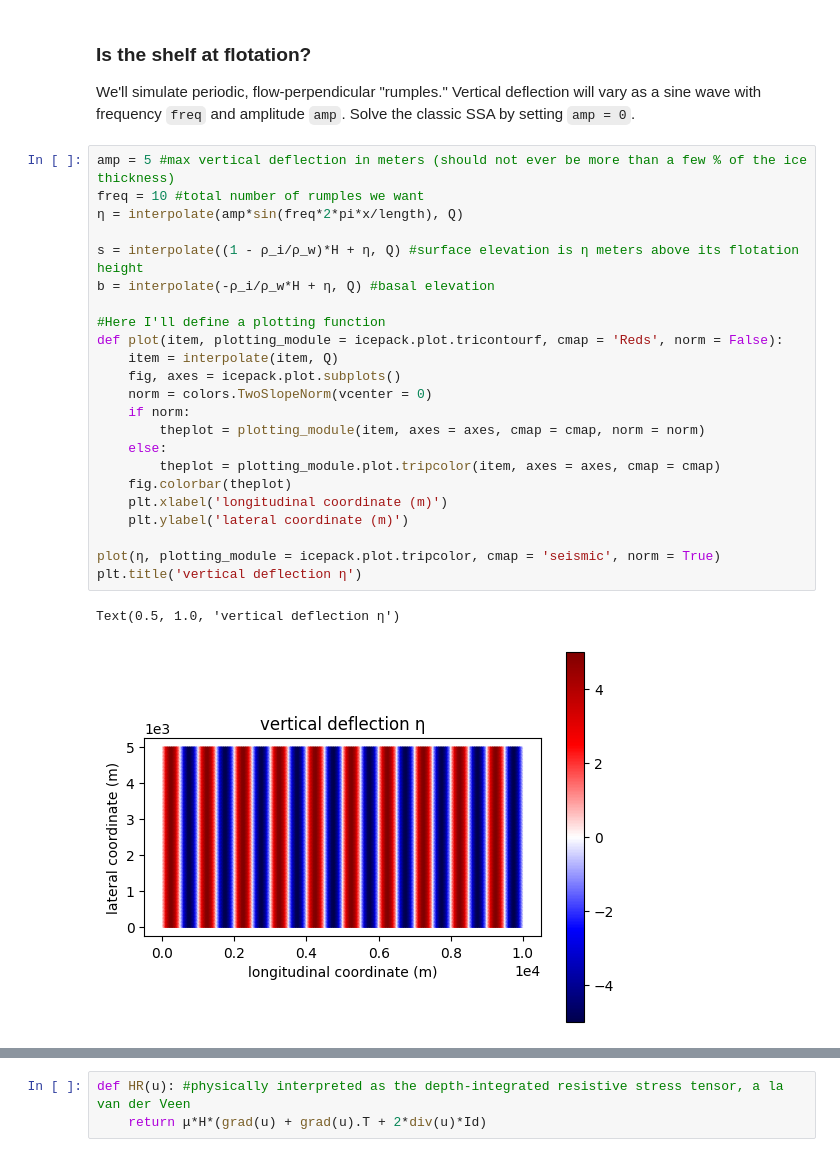
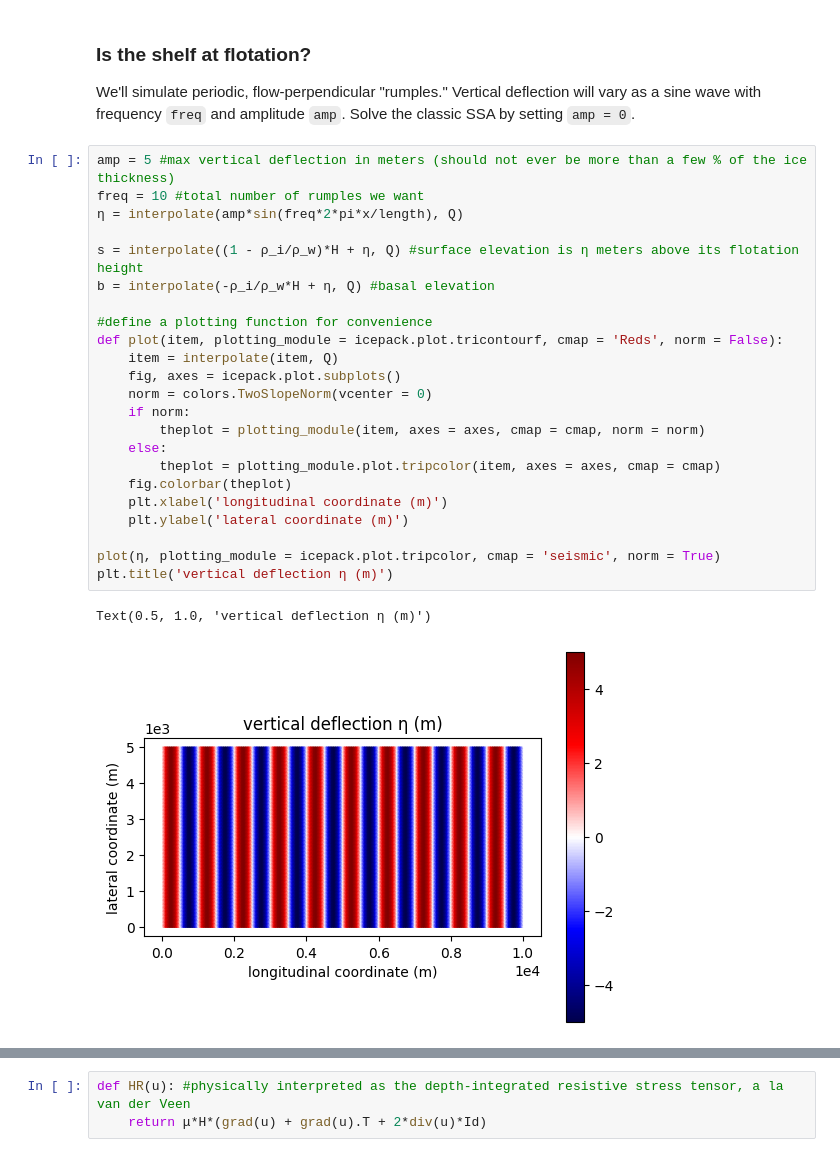
Before and after one commit to chrismiele/weird_flex, a Jupyter notebook: modified_SSA_firedrake.ipynb, the cells around one changed output, grey strips where cells are left out. Saved outputs shown, nothing was run; the diff lists cells and outputs as text.

```diff
--- a/modified_SSA_firedrake.ipynb
+++ b/modified_SSA_firedrake.ipynb
@@ -74,29 +74,29 @@ We'll simulate periodic, flow-perpendicular "rumples." Vertical deflection will
 # %%
 amp = 5 #max vertical deflection in meters (should not ever be more than a few % of the ice thickness)
 freq = 10 #total number of rumples we want
 η = interpolate(amp*sin(freq*2*pi*x/length), Q)
 
 s = interpolate((1 - ρ_i/ρ_w)*H + η, Q) #surface elevation is η meters above its flotation height
 b = interpolate(-ρ_i/ρ_w*H + η, Q) #basal elevation
 
-#Here I'll define a plotting function
+#define a plotting function for convenience
 def plot(item, plotting_module = icepack.plot.tricontourf, cmap = 'Reds', norm = False):
     item = interpolate(item, Q)
     fig, axes = icepack.plot.subplots()
     norm = colors.TwoSlopeNorm(vcenter = 0)
     if norm:
         theplot = plotting_module(item, axes = axes, cmap = cmap, norm = norm)
     else:
         theplot = plotting_module.plot.tripcolor(item, axes = axes, cmap = cmap)
     fig.colorbar(theplot)
     plt.xlabel('longitudinal coordinate (m)')
     plt.ylabel('lateral coordinate (m)')
 
 plot(η, plotting_module = icepack.plot.tripcolor, cmap = 'seismic', norm = True)
-plt.title('vertical deflection η')
+plt.title('vertical deflection η (m)')
 # %% [output]
-Text(0.5, 1.0, 'vertical deflection η')
+Text(0.5, 1.0, 'vertical deflection η (m)')
-[figure, old version]
+[figure, new version]
 # %% [markdown]
 ### Constitutive relation
 
```
Also changed, not shown: parts of 9 cells of this notebook.
